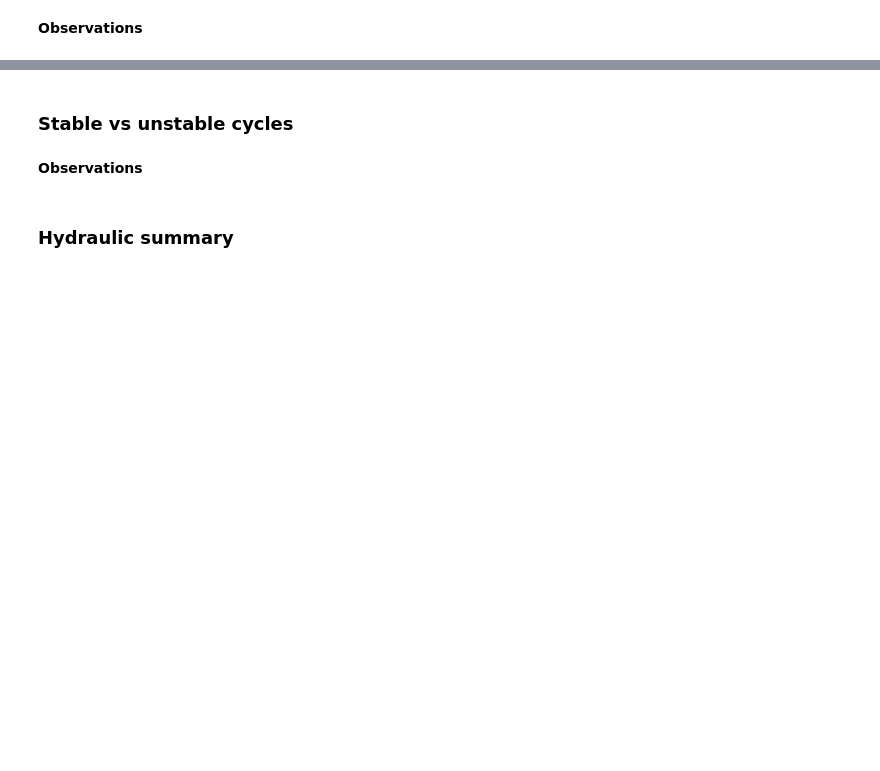
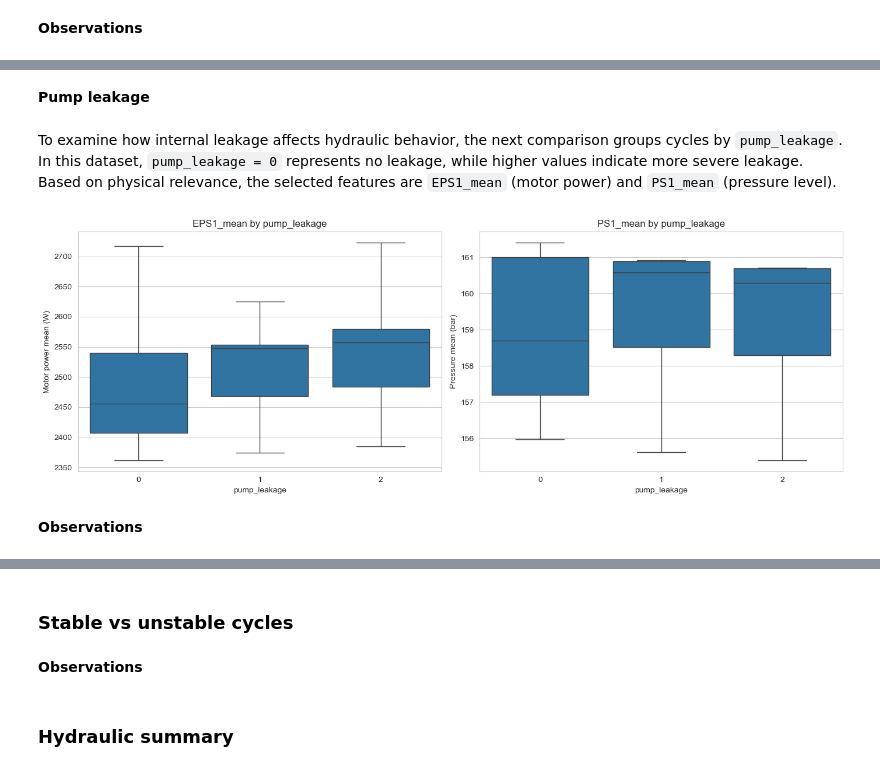
Before and after one commit to Vanya2307/Predictive-Maintenance-Fluid-Systems, a Jupyter notebook: notebooks/02_exploratory_data_analysis.ipynb, the cells around one changed output, grey strips where cells are left out. Saved outputs shown, nothing was run; the diff lists cells and outputs as text; code cells hidden in the pictures; blank space fills up the shorter version.

```diff
--- a/notebooks/02_exploratory_data_analysis.ipynb
+++ b/notebooks/02_exploratory_data_analysis.ipynb
@@ -549,0 +632,29 @@ Overall, the correlation structure supports the earlier distribution analysis: t
+# %% [markdown]
+**Pump leakage**
+# %% [markdown]
+To examine how internal leakage affects hydraulic behavior, the next comparison groups cycles by `pump_leakage`. In this dataset, `pump_leakage = 0` represents no leakage, while higher values indicate more severe leakage. Based on physical relevance, the selected features are `EPS1_mean` (motor power) and `PS1_mean` (pressure level).
+# %%
+fig, axes = plt.subplots(1, 2, figsize=(14, 5))
+
+sns.boxplot(
+    data=hydraulics, x='pump_leakage', y='EPS1_mean', ax=axes[0],
+    showfliers=False
+)
+axes[0].set_title('EPS1_mean by pump_leakage')
+axes[0].set_xlabel('pump_leakage')
+axes[0].set_ylabel('Motor power mean (W)')
+
+sns.boxplot(
+    data=hydraulics, x='pump_leakage', y='PS1_mean', ax=axes[1],
+    showfliers=False
+)
+axes[1].set_title('PS1_mean by pump_leakage')
+axes[1].set_xlabel('pump_leakage')
+axes[1].set_ylabel('Pressure mean (bar)')
+
+plt.tight_layout()
+plt.show()
+# %% [output]
+[figure, added]
+# %% [markdown]
+**Observations**
```
Also changed, not shown: parts of 11 cells of this notebook, 1 other file.
